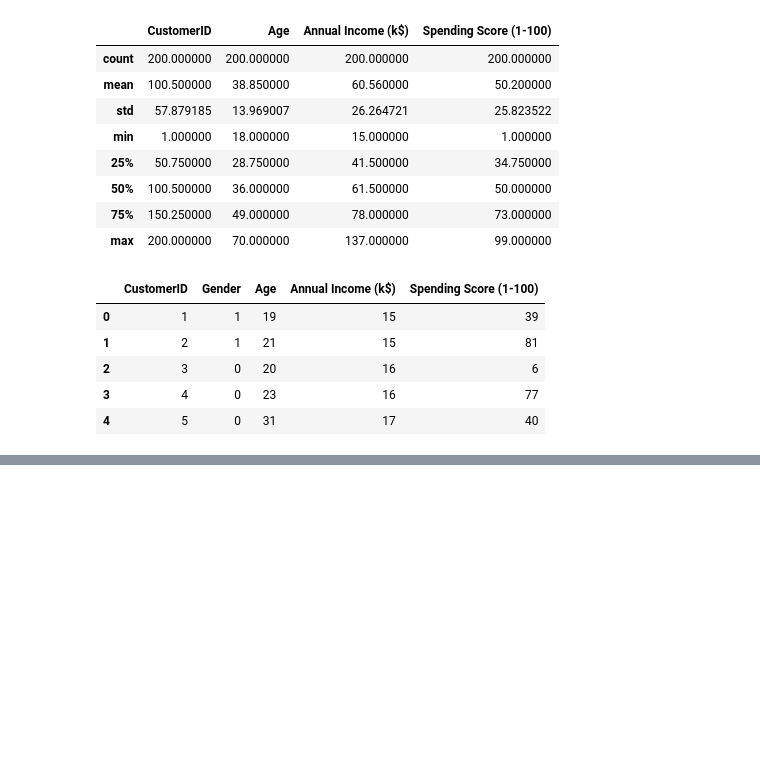
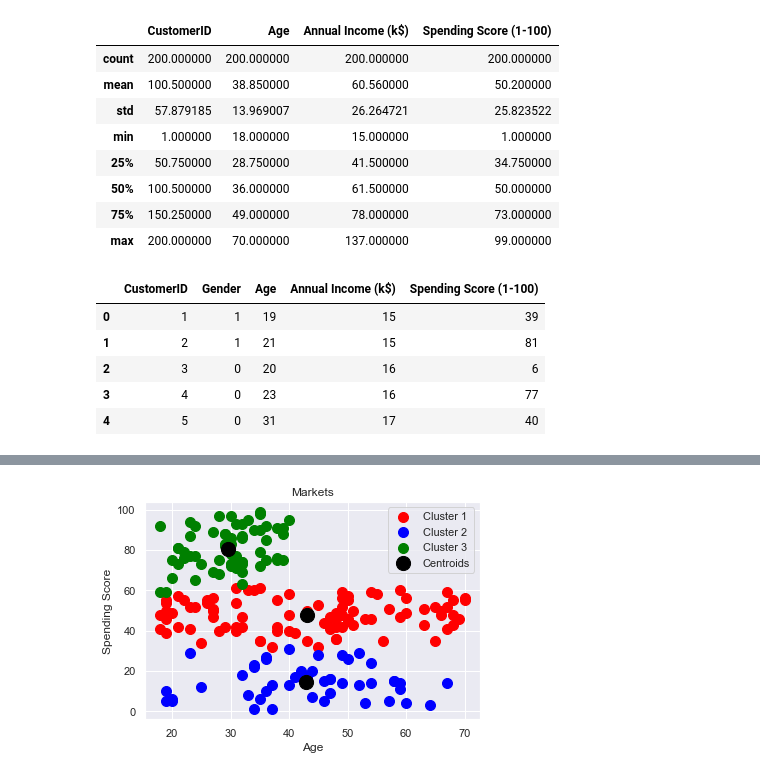
Before and after one commit to Pinkie2849/Customer_Marketing_Clustering, a Jupyter notebook: Customer_Marketing_Analysis.ipynb, the cells around one changed output, grey strips where cells are left out. Cells and saved outputs as stored; diff of their text form; code cells hidden in the pictures; blank space fills up the shorter version.

```diff
--- a/Customer_Marketing_Analysis.ipynb
+++ b/Customer_Marketing_Analysis.ipynb
@@ -177,0 +201,21 @@ plt.show()
+# %%
+X= df[['Age','Spending Score (1-100)']].values
+# %%
+# Fit the k-means model with the optimal number of clusters
+kmeans = KMeans(n_clusters=3,random_state=42)
+y_kmeans = kmeans.fit_predict(X)
+
+# Plot the data points with different colors for different clusters
+plt.scatter(X[y_kmeans == 0, 0], X[y_kmeans == 0, 1], s = 100, c = 'red', label = 'Cluster 1')
+plt.scatter(X[y_kmeans == 1, 0], X[y_kmeans == 1, 1], s = 100, c = 'blue', label = 'Cluster 2')
+plt.scatter(X[y_kmeans == 2, 0], X[y_kmeans == 2, 1], s = 100, c = 'green', label = 'Cluster 3')
+# Plot the cluster centers
+plt.scatter(kmeans.cluster_centers_[:, 0], kmeans.cluster_centers_[:, 1], s = 200, c = 'black', label = 'Centroids')
+
+plt.title('Markets')
+plt.xlabel('Age')
+plt.ylabel('Spending Score')
+plt.legend()
+plt.show()
+# %% [output]
+[figure, added]
```
Also changed, not shown: parts of 33 cells of this notebook, 1 other file.
